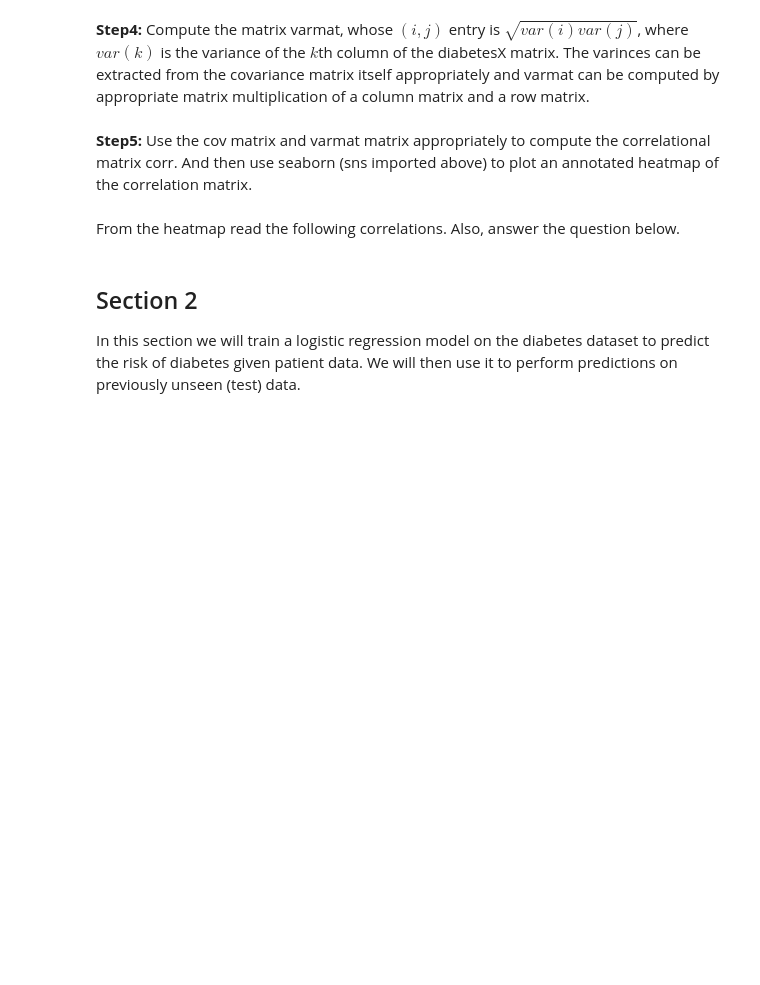
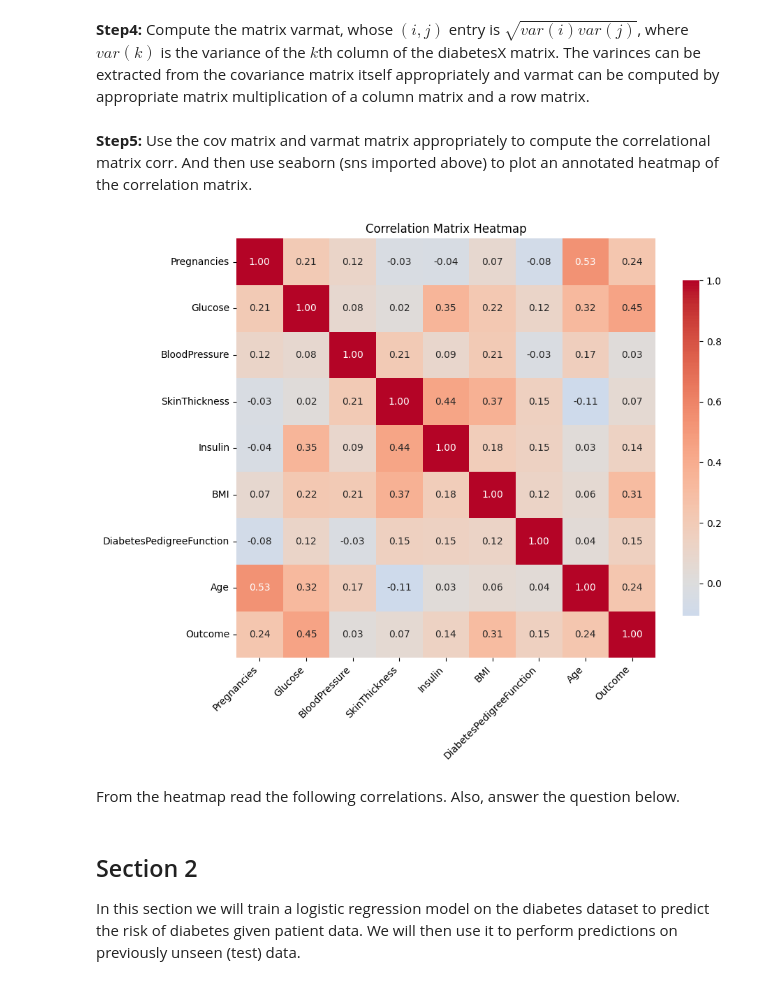
Before and after one commit to NisithDivantha/S7-MA4144-Neural-Networks-and-Fuzzy-Logic, a Jupyter notebook: Project 1/MA4144InClass1(Basics).ipynb, the cells around one changed output. Saved outputs shown, nothing was run; the diff lists cells and outputs as text; code cells hidden in the pictures; blank space fills up the shorter version.

Commit message:
covarience matrix, correlation matrix

```diff
--- a/Project 1/MA4144InClass1(Basics).ipynb
+++ b/Project 1/MA4144InClass1(Basics).ipynb
@@ -83,34 +83,53 @@ Q2 = 'B'
 # %%
 #TODO
 
-diabetesX = None
+diabetesX = diabetesData.values
 # %% [markdown]
 **Step2:** In diabetesX; center every column, by subtracting each column by the column mean and reassign it to diabetesX.
 # %%
 #TODO
 
+column_means = np.mean(diabetesX, axis=0)
+
 #After centering
-diabetesX = None
+diabetesX = diabetesX - column_means
 # %% [markdown]
 **Step3:** Compute the covariance matrix. Use, matrix operations in numpy such as matrix multiplication, matrix transpose and don't forget to average. Assign it to the variable cov.
 # %%
 #TODO
+n = diabetesX.shape[0]
 
-cov = None
+cov = np.dot(diabetesX.T, diabetesX) / (n - 1)
 # %% [markdown]
 **Step4:** Compute the matrix varmat, whose $(i, j)$ entry is $\sqrt{var(i)var(j)}$, where $var(k)$ is the variance of the $k$th column of the diabetesX matrix. The varinces can be extracted from the covariance matrix itself appropriately and varmat can be computed by appropriate matrix multiplication of a column matrix and a row matrix.
 # %%
 #TODO
 
-varmat = None
+variances = np.diag(cov)
+std_devs = np.sqrt(variances)
+
+varmat = np.outer(std_devs, std_devs)
 # %% [markdown]
 **Step5:** Use the cov matrix and varmat matrix appropriately to compute the correlational matrix corr. And then use seaborn (sns imported above) to plot an annotated heatmap of the correlation matrix.
 # %%
 #TODO
 
-corr = None
+corr = cov / varmat
 
 #Plot the heatmap.
+
+plt.figure(figsize=(10, 8))
+sns.heatmap(corr, annot=True, cmap='coolwarm', center=0,
+            square=True, fmt='.2f', cbar_kws={'shrink': .8},
+            xticklabels=diabetesData.columns,
+            yticklabels=diabetesData.columns)
+plt.title('Correlation Matrix Heatmap')
+plt.xticks(rotation=45, ha='right')
+plt.yticks(rotation=0)
+plt.tight_layout()
+plt.show()
+# %% [output]
+[figure, added]
 # %% [markdown]
 From the heatmap read the following correlations. Also, answer the question below.
 # %%
```
Also changed, not shown: parts of 1 cell of this notebook.
